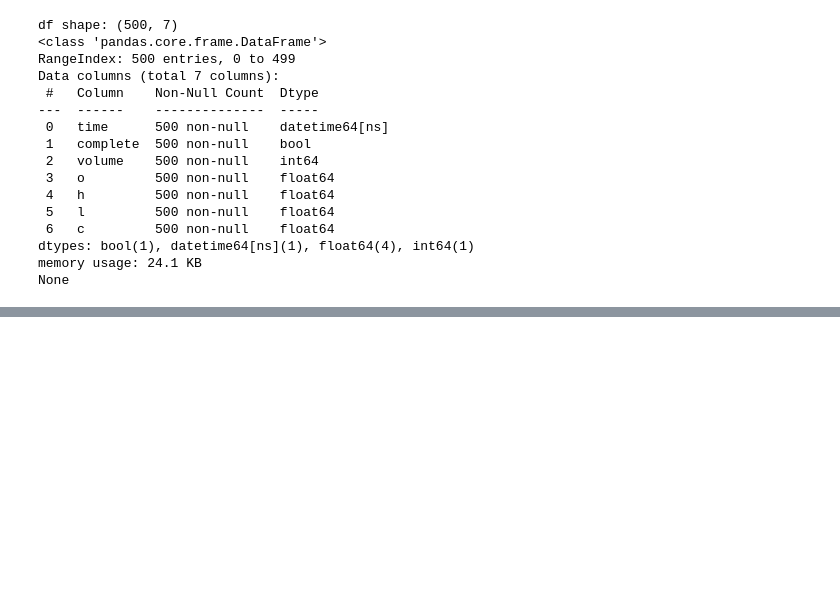
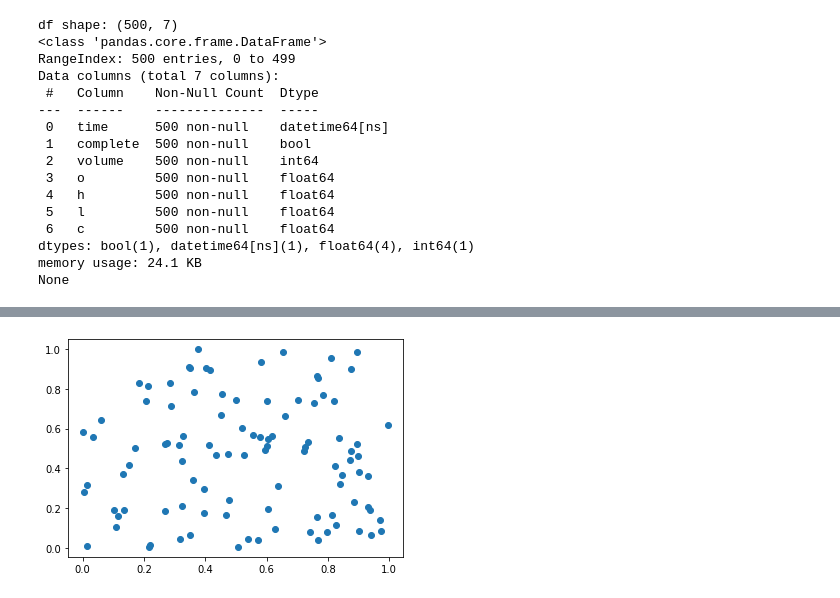
Before and after one commit to ongzhixian/BasicOandaApp, a Jupyter notebook: NoteBooks/ExploreJson.ipynb, the cells around one changed output, grey strips where cells are left out. Saved outputs shown, nothing was run; the diff lists cells and outputs as text; code cells hidden in the pictures; blank space fills up the shorter version.

```diff
--- a/NoteBooks/ExploreJson.ipynb
+++ b/NoteBooks/ExploreJson.ipynb
@@ -94,0 +102,8 @@ df.head(50)
+# %%
+
+x = np.random.rand(100)
+y = np.random.rand(100)
+plt.scatter(x, y)
+plt.show()
+# %% [output]
+[figure, added]
```
Also changed, not shown: parts of 5 cells of this notebook, 2 other files.
